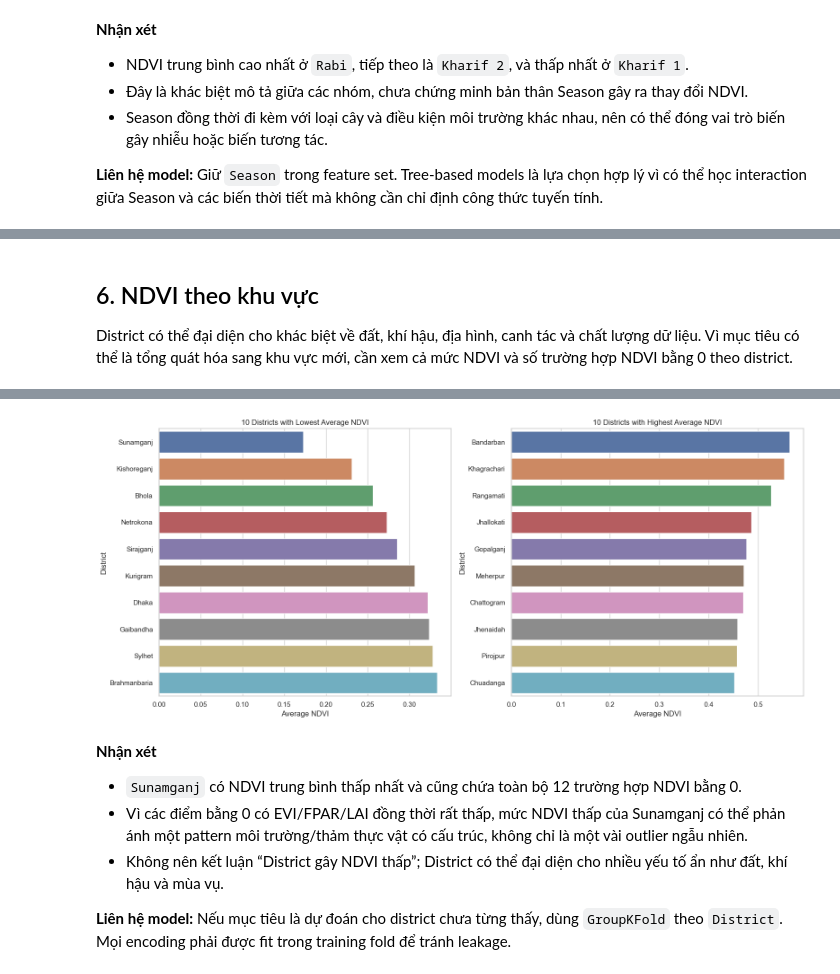
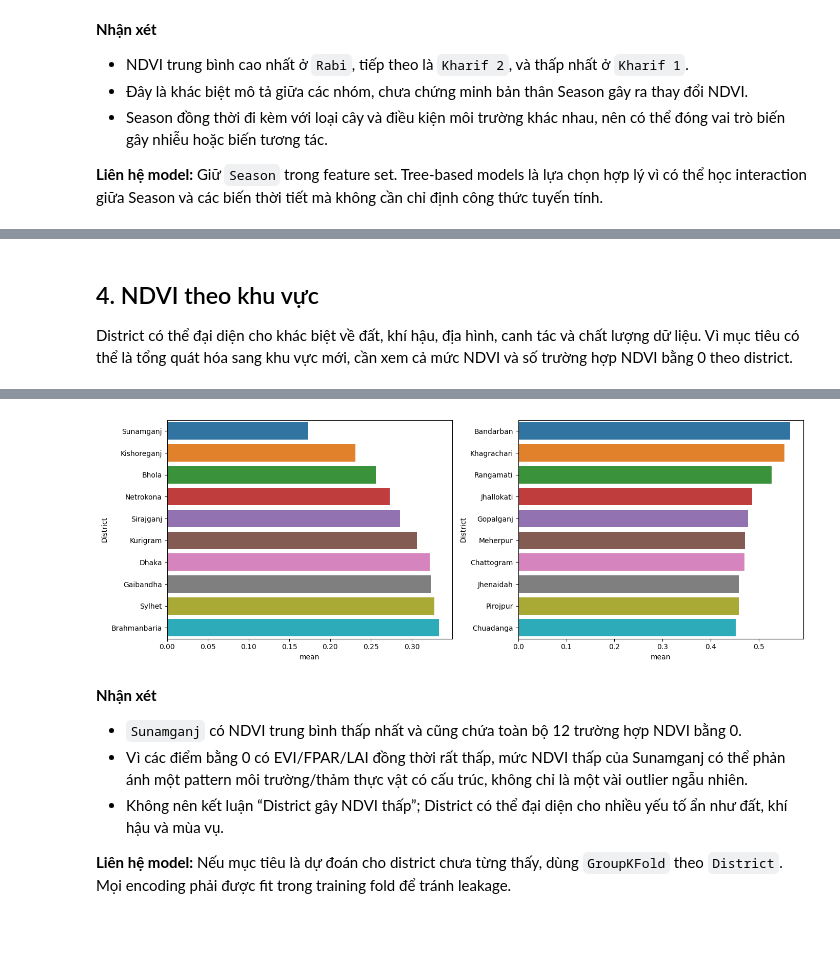
Before and after one commit to AKANEMO22/ADY201m---SU26, a Jupyter notebook: 3. EDA/EDA_Improved_Revised.ipynb, the cells around one changed output, grey strips where cells are left out. Saved outputs shown, nothing was run; the diff lists cells and outputs as text; code cells hidden in the pictures; blank space fills up the shorter version.

```diff
--- a/3. EDA/EDA_Improved_Revised.ipynb
+++ b/3. EDA/EDA_Improved_Revised.ipynb
@@ -9,8 +10,8 @@ import plotly.express as px
 df = pd.read_csv('Agri_Data_Cleaned.csv')
 target = "NDVI_Season_Mean"
 # %%
-pd.set_option("display.max_columns", None)
-pd.set_option("display.float_format", lambda x: f"{x:,.4f}")
+df = pd.read_csv('Agri_Data_Cleaned.csv')
+target = "NDVI_Season_Mean"
 df.head()
 # %% [output]
 |  | AP_Ratio | District | Season | Avg_Humidity | Crop_Name | Transplant | Growth | NDVI_Season_Mean | EVI | ... |
@@ -254,53 +149,28 @@ Distribution of number of growth groups per crop:
 # %% [markdown]
-## 6. NDVI theo khu vực
+## 4. NDVI theo khu vực
 
 District có thể đại diện cho khác biệt về đất, khí hậu, địa hình, canh tác và chất lượng dữ liệu. Vì mục tiêu có thể là tổng quát hóa sang khu vực mới, cần xem cả mức NDVI và số trường hợp NDVI bằng 0 theo district.
 # %%
-district_summary = (
-    df_eda.groupby("District")
-    .agg(
-        count=(target, "size"),
-        mean=(target, "mean"),
-        median=(target, "median"),
-        std=(target, "std"),
-        zero_ndvi_count=(target, lambda s: s.eq(0).sum()),
-        zero_ndvi_rate=(target, lambda s: s.eq(0).mean()),
-    )
-    .sort_values("mean")
-)
+district_summary = (df.groupby('District')[target]
+                    .agg(count = 'count', mean = 'mean', median = 'median', std = 'std')
+                    .sort_values(by = 'mean', ascending = True))
 
 display(district_summary.head(10))
+print()
 display(district_summary.tail(10))
 
-fig, axes = plt.subplots(1, 2, figsize=(16, 7))
+fig, axes = plt.subplots(1, 2, figsize = (14, 5))
+sns.barplot(data = district_summary.head(10),
+            x = 'mean',
+            y = 'District',
+            hue = 'District',
+            ax = axes[0])
 
-lowest_districts = district_summary.head(10).reset_index()
-sns.barplot(
-    data=lowest_districts,
-    x="mean",
-    y="District",
-    hue="District",
-    dodge=False,
-    legend=False,
-    ax=axes[0]
-)
-axes[0].set_title("10 Districts with Lowest Average NDVI")
-axes[0].set_xlabel("Average NDVI")
-axes[0].set_ylabel("District")
-
-highest_districts = district_summary.tail(10).sort_values("mean", ascending=False).reset_index()
-sns.barplot(
-    data=highest_districts,
-    x="mean",
-    y="District",
-    hue="District",
-    dodge=False,
-    legend=False,
-    ax=axes[1]
-)
-axes[1].set_title("10 Districts with Highest Average NDVI")
-axes[1].set_xlabel("Average NDVI")
-axes[1].set_ylabel("District")
+sns.barplot(data = district_summary.tail(10).sort_values(by = 'mean', ascending = False),
+            x = 'mean',
+            y = 'District',
+            hue = 'District',
+            ax = axes[1])
 
 plt.tight_layout()
 plt.show()
@@ -332,4 +202,4 @@ plt.show()
-[figure, old version]
+[figure, new version]
 # %% [markdown]
 **Nhận xét**
 
```
Also changed, not shown: parts of 26 cells of this notebook.
